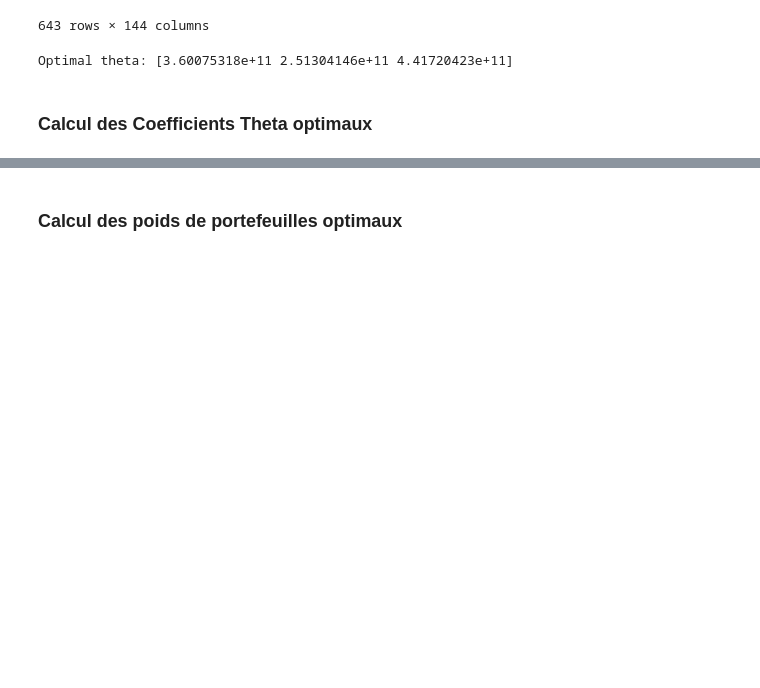
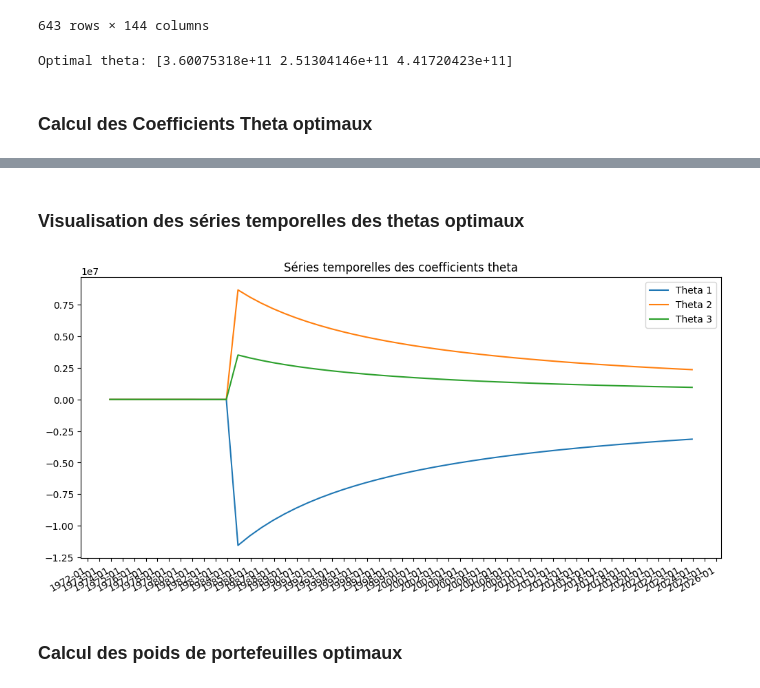
Before and after one commit to ThomasDeConinck/Gestion-de-Portefeuille-Devoir-2, a Jupyter notebook: Partie B/Partie B TP2.ipynb, the cells around one changed output, grey strips where cells are left out. Saved outputs shown, nothing was run; the diff lists cells and outputs as text; code cells hidden in the pictures; blank space fills up the shorter version.

```diff
--- a/Partie B/Partie B TP2.ipynb
+++ b/Partie B/Partie B TP2.ipynb
@@ -365,3 +384,33 @@ optimal_thetas = {key.strftime('%Y-%m-%d'): value for key, value in optimal_thet
+# %% [markdown]
+### Visualisation des séries temporelles des thetas optimaux
+# %%
+import matplotlib.dates as mdates
+import pandas as pd
+import matplotlib.pyplot as plt
+from datetime import datetime
+
+# Convertir les clés du dictionnaire en datetime pour le tracé
+optimal_thetas_datetime = {datetime.strptime(key, '%Y-%m-%d'): value for key, value in optimal_thetas.items()}
+
+# Convertir le dictionnaire en DataFrame
+df = pd.DataFrame.from_dict(optimal_thetas_datetime, orient='index')
+
+# Tracer chaque colonne
+plt.figure(figsize=(12,6))
+for i in range(df.shape[1]):
+    plt.plot(df.index, df[i], label=f'Theta {i+1}')
+
+plt.title('Séries temporelles des coefficients theta')
+plt.legend()
+
+# Format et rotation des étiquettes de l'axe des x
+plt.gca().xaxis.set_major_formatter(mdates.DateFormatter('%Y-%m'))
+plt.gca().xaxis.set_major_locator(mdates.YearLocator())
+plt.gcf().autofmt_xdate()
+
+plt.show()
+# %% [output]
+[figure, added]
 # %% [markdown]
 ### Calcul des poids de portefeuilles optimaux
 # %%
```
Also changed, not shown: parts of 12 cells of this notebook, 1 other file.
